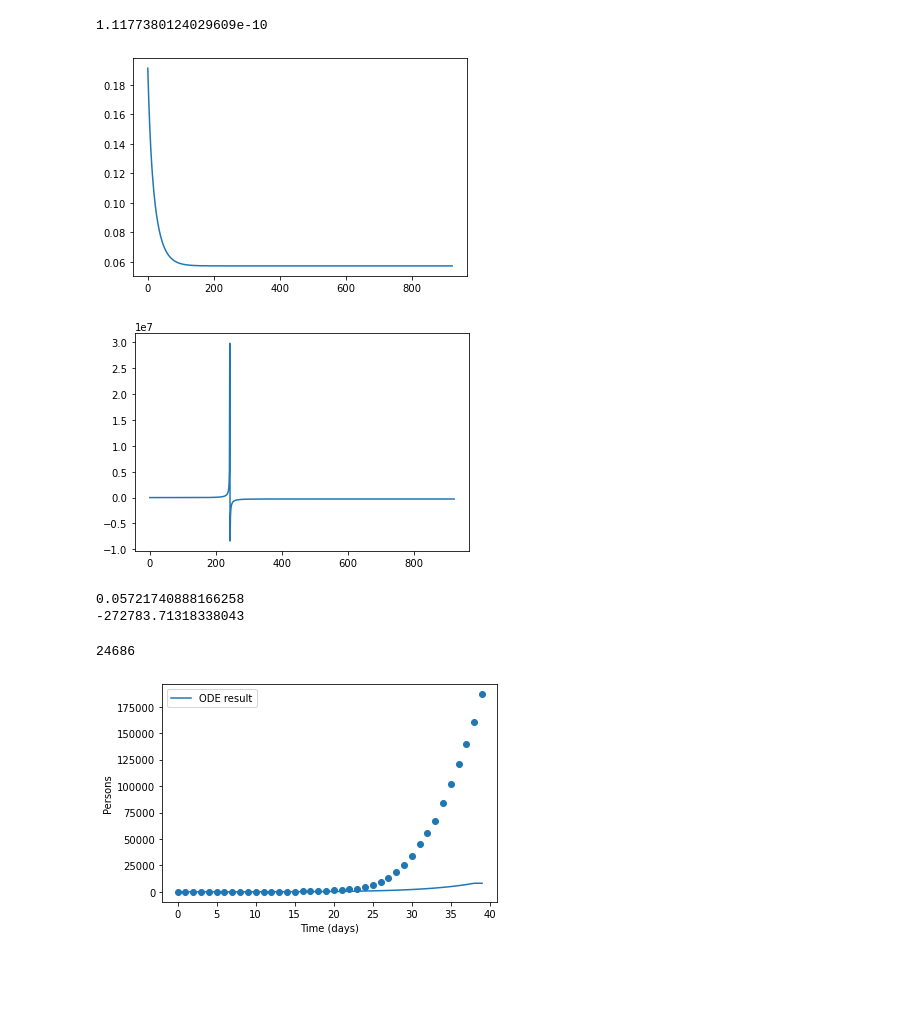
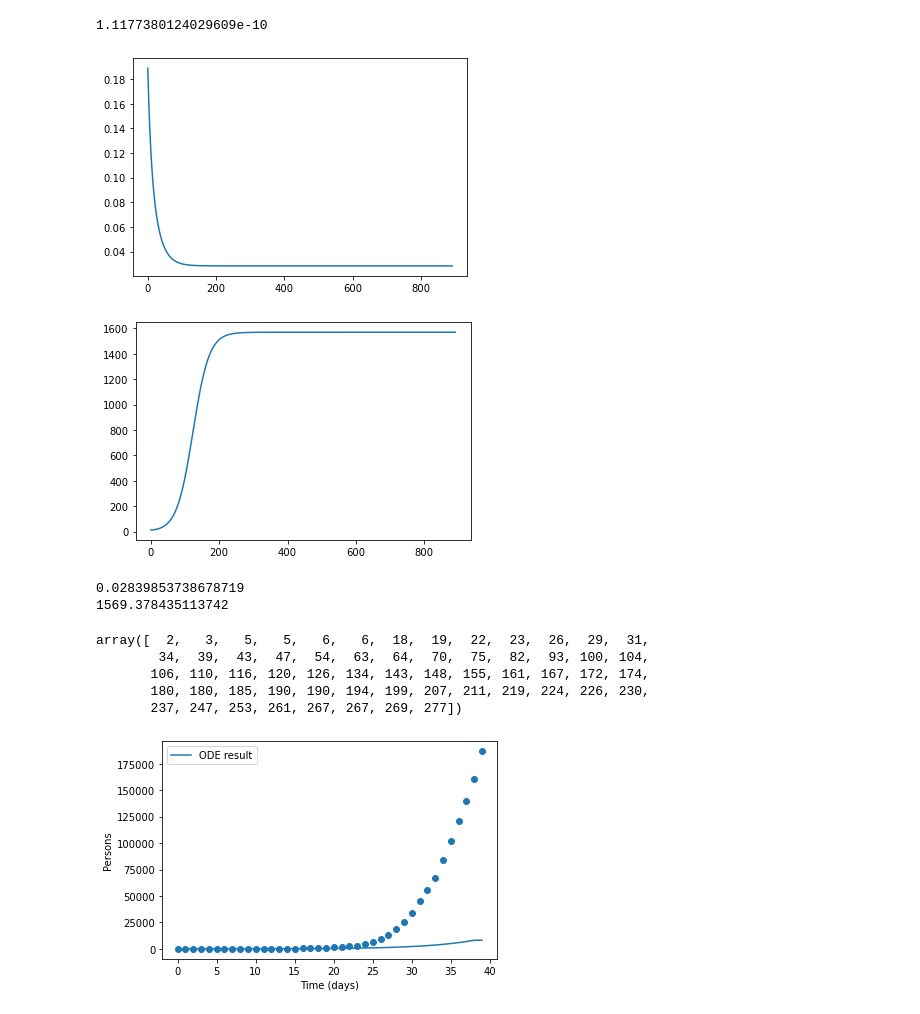
Before and after one commit to wendyw1999/epidemiology_capstone_project, a Jupyter notebook: notebooks/Stimulation 2.ipynb, the cells around one changed output. Drawn from its saved outputs; the diff is of its cells as text; code cells hidden in the pictures; blank space fills up the shorter version.

```diff
--- a/notebooks/Stimulation 2.ipynb
+++ b/notebooks/Stimulation 2.ipynb
@@ -445,42 +445,46 @@ def calculate_using_L(s,i,r,population,learning_rate):
         betas.append(beta_new)
         ds.append(1/epsilon_new)
         #Firstly we fix the upper bound and increase the lower bound gradually to find wide,
         #flat minima.
         #Then we fix the lower bound and decrease the upper bound gradually to ensure the convergence of training.
         #At last, a fixed learning rate is used to make the algorithm converge to the optimal solution.
 
 
 
     return betas,ds
 
 
 if __name__ == "__main__":
     county_code = 1005 #San Diego county
 
-    s,i,r,p = get_county(60,60,1001)
+    s,i,r,p = get_county(60,60,1003)
     #s,i,r,p = get_state(20,40,"Washington")
     #s,i,r,p = get_country(30,40)
     #30
     top_left,bottom_right,the_other_two = calculate_hessian(s,i,r,p)
     w, v = LA.eigh(np.array([[top_left, the_other_two], [the_other_two, bottom_right]]))
     lip_constant = w[w>0][0]
     initalized_learning_rate = 0.1/lip_constant
     betas,ds = calculate_using_L(s,i,r,p,initalized_learning_rate)
     print(betas)
     print(ds)
     #plt.plot(betas)
     #plt.show()
     #plt.plot(ds)
     #plt.show()
 # %% [output]
-[figure, old version]
+[figure, new version]
-[figure, old version]
+[figure, new version]
-0.05721740888166258
--272783.71318338043
+0.02839853738678719
+1569.378435113742
-# %%
-p
-# %% [output]
-24686
+# %%
+i
+# %% [output]
+array([  2,   3,   5,   5,   6,   6,  18,  19,  22,  23,  26,  29,  31,
+        34,  39,  43,  47,  54,  63,  64,  70,  75,  82,  93, 100, 104,
+       106, 110, 116, 120, 126, 134, 143, 148, 155, 161, 167, 172, 174,
+       180, 180, 185, 190, 190, 194, 199, 207, 211, 219, 224, 226, 230,
+       237, 247, 253, 261, 267, 267, 269, 277])
 # %%
 
 beta = betas
```
Also changed, not shown: 26 other files.
